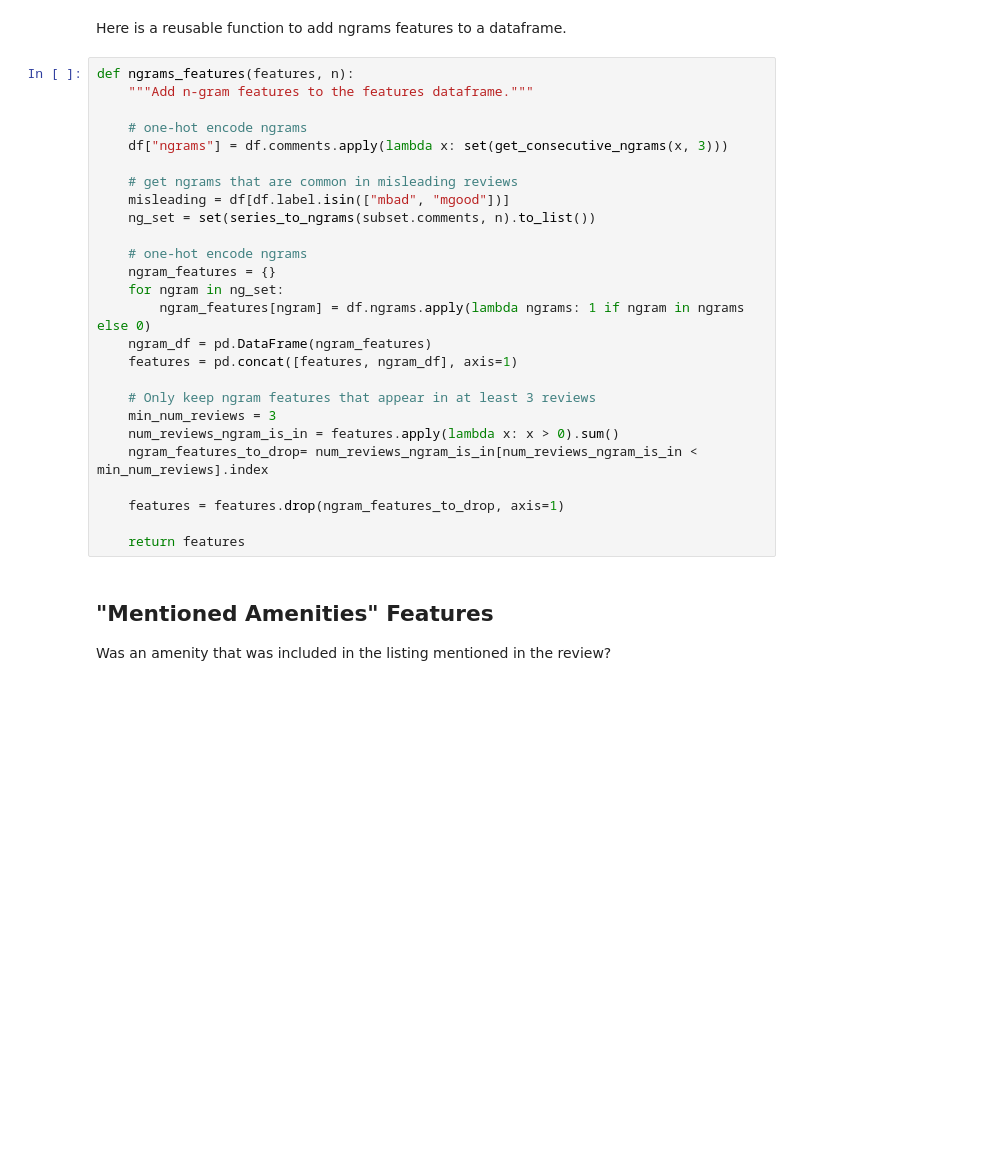
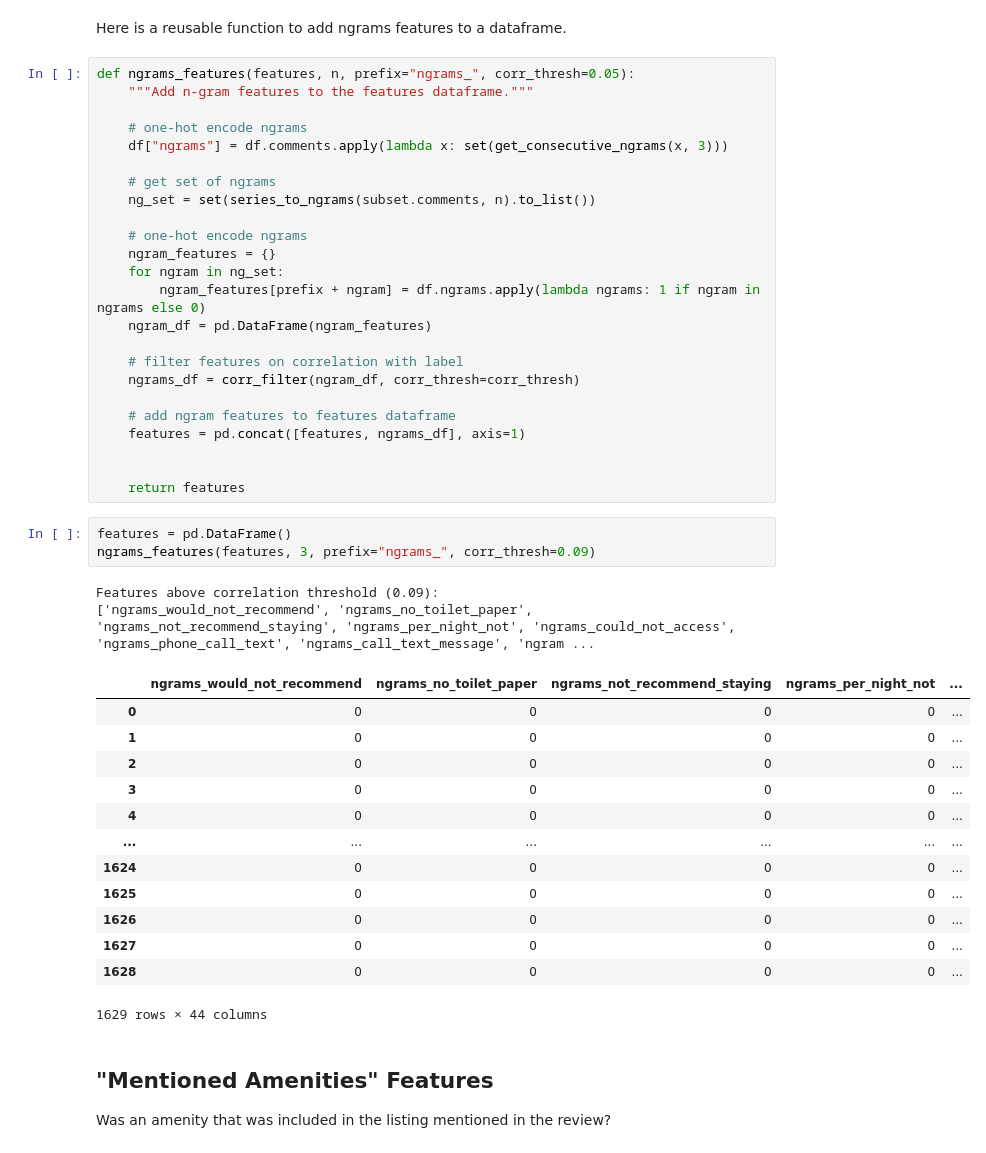
Before and after one commit to g1776/DS440CapstoneIndubitably, a Jupyter notebook: notebooks/modelling/feature_engineering.ipynb, the cells around one changed output. Drawn from its saved outputs; the diff is of its cells as text; blank space fills up the shorter version.

```diff
--- a/notebooks/modelling/feature_engineering.ipynb
+++ b/notebooks/modelling/feature_engineering.ipynb
@@ -204,31 +241,48 @@ fig.show()
 # %% [markdown]
 Here is a reusable function to add ngrams features to a dataframe.
 # %%
-def ngrams_features(features, n):
+def ngrams_features(features, n, prefix="ngrams_", corr_thresh=0.05):
     """Add n-gram features to the features dataframe."""
 
     # one-hot encode ngrams
     df["ngrams"] = df.comments.apply(lambda x: set(get_consecutive_ngrams(x, 3)))
 
-    # get ngrams that are common in misleading reviews
-    misleading = df[df.label.isin(["mbad", "mgood"])]
+    # get set of ngrams
     ng_set = set(series_to_ngrams(subset.comments, n).to_list())
 
     # one-hot encode ngrams
     ngram_features = {}
     for ngram in ng_set:
-        ngram_features[ngram] = df.ngrams.apply(lambda ngrams: 1 if ngram in ngrams else 0)
+        ngram_features[prefix + ngram] = df.ngrams.apply(lambda ngrams: 1 if ngram in ngrams else 0)
     ngram_df = pd.DataFrame(ngram_features)
-    features = pd.concat([features, ngram_df], axis=1)
 
-    # Only keep ngram features that appear in at least 3 reviews
-    min_num_reviews = 3
-    num_reviews_ngram_is_in = features.apply(lambda x: x > 0).sum()
-    ngram_features_to_drop= num_reviews_ngram_is_in[num_reviews_ngram_is_in < min_num_reviews].index
+    # filter features on correlation with label
+    ngrams_df = corr_filter(ngram_df, corr_thresh=corr_thresh)
 
-    features = features.drop(ngram_features_to_drop, axis=1)
+    # add ngram features to features dataframe
+    features = pd.concat([features, ngrams_df], axis=1)
+
 
     return features
+# %%
+features = pd.DataFrame()
+ngrams_features(features, 3, prefix="ngrams_", corr_thresh=0.09)
+# %% [output]
+Features above correlation threshold (0.09):
+['ngrams_would_not_recommend', 'ngrams_no_toilet_paper', 'ngrams_not_recommend_staying', 'ngrams_per_night_not', 'ngrams_could_not_access', 'ngrams_phone_call_text', 'ngrams_call_text_message', 'ngram ...
+|  | ngrams_would_not_recommend | ngrams_no_toilet_paper | ngrams_not_recommend_staying | ngrams_per_night_not | ... |
+| 0 | 0 | 0 | 0 | 0 | ... |
+| 1 | 0 | 0 | 0 | 0 | ... |
+| 2 | 0 | 0 | 0 | 0 | ... |
+| 3 | 0 | 0 | 0 | 0 | ... |
+| 4 | 0 | 0 | 0 | 0 | ... |
+| ... | ... | ... | ... | ... | ... |
+| 1624 | 0 | 0 | 0 | 0 | ... |
+| 1625 | 0 | 0 | 0 | 0 | ... |
+| 1626 | 0 | 0 | 0 | 0 | ... |
+| 1627 | 0 | 0 | 0 | 0 | ... |
+| 1628 | 0 | 0 | 0 | 0 | ... |
+1629 rows × 44 columns
 # %% [markdown]
 ## "Mentioned Amenities" Features
 Was an amenity that was included in the listing mentioned in the review?
```
Also changed, not shown: parts of 13 cells of this notebook, 2 other files.
